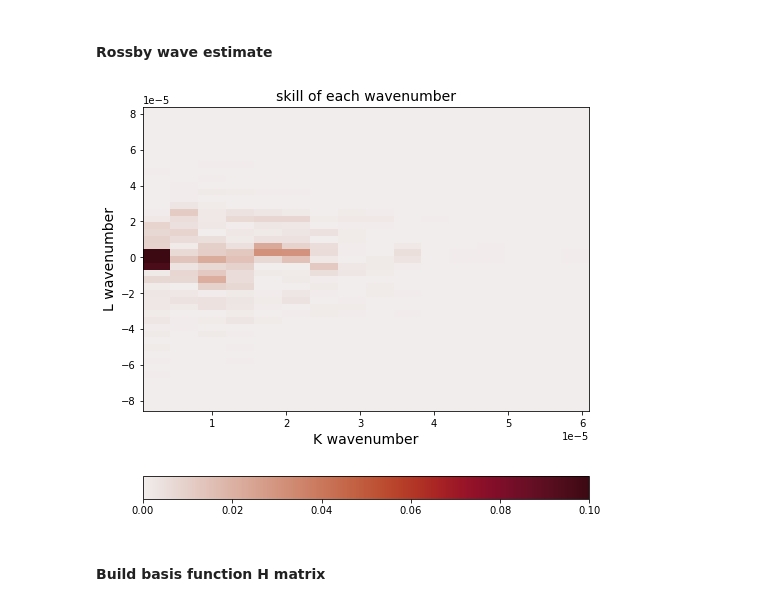
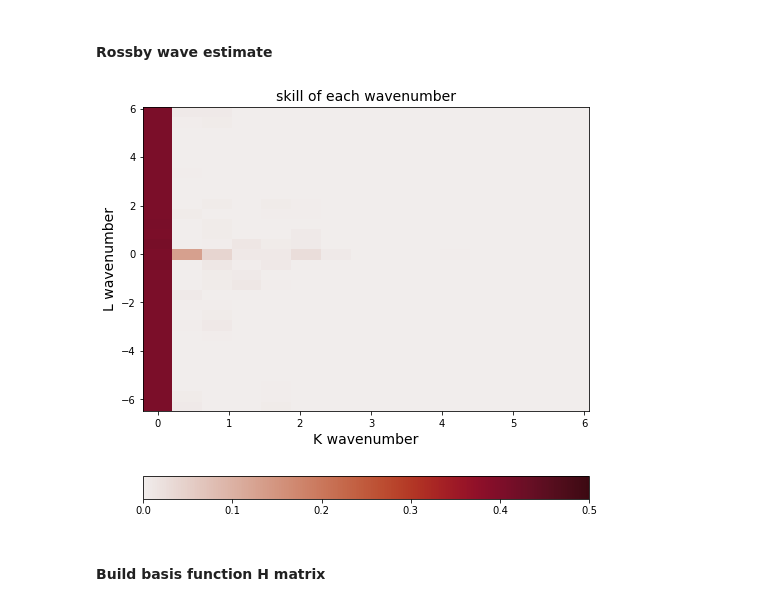
Before and after one commit to yugaophd/cer-swot, a Jupyter notebook: CER102_aviso_inversion_swath_no_error.ipynb, the cells around one changed output. Cells and saved outputs as stored; diff of their text form; code cells hidden in the pictures.

```diff
--- a/CER102_aviso_inversion_swath_no_error.ipynb
+++ b/CER102_aviso_inversion_swath_no_error.ipynb
@@ -17,7 +17,9 @@ from aviso_rossby_wave import build_swath, inversion
 # %% [markdown]
 ## Starting Date
 # %%
-day0, day1 = 0,1 # April 1st, 2017 # day0, day1 =  1856, 1857 July 1st, 2017
+day0, day1 = 0, 1 # April 1st, 2017 # day0, day1 =  1856, 1857 July 1st, 2017
+start_date = '2016-06-01' ## starting date
+n_waves = '450' #number of waves
 # %% [markdown]
 ### Stratification paramters
 # %%
@@ -89,7 +87,7 @@ selected_time = 8 # 5 * 8 = 40 days
 # %% [markdown]
 #### Rossby wave estimate
 # %%
-wave_ds = xr.open_dataset('./rossby_wave_estimate_' + str(date_time[day0])[:10] +'_720waves.nc')
+wave_ds = xr.open_dataset('./rossby_wave_estimate_' + start_date +'_' + n_waves + 'waves.nc')
 # %%
 k_n_orig, l_n_orig = wave_ds.k_n.data, wave_ds.l_n.data
 amp = wave_ds.Amplitudes.data
@@ -99,23 +97,23 @@ MSLA_fwd = wave_ds.MSLA_forward.data
 k_n = k_n_orig.reshape(len(k_n_orig), MModes)
 l_n = l_n_orig.reshape(len(l_n_orig), MModes)
 # %%
-#MSLA = SSHA_masked[:, :, day0:day1]
-MSLA0 = MSLA_fwd[:, :, 0:1]
+MSLA0 = SSHA_masked[:, :, day0:day1]
+#MSLA0 = MSLA_fwd[:, :, 0:1]
 # %%
 skill, SSHA_vector, dlon, dlat, Iindex, Jindex, Tindex, Rm = skill_matrix(MSLA0, Psi, k_n, l_n, MModes, wavespeed, lon, lat, T_time)
-top_N = skill.size
+M = skill.size
 # %%
 kk, ll = np.meshgrid(k_n, l_n)
 # %%
 plt.figure(figsize = (8, 8))
-plt.pcolor(kk, ll, skill[:, :, 0].T, cmap = cmo.cm.amp, vmin = 0, vmax = 0.1)
+plt.pcolor(kk, ll, skill[:, :, 0].T, cmap = cmo.cm.amp, vmin = 0, vmax = 0.5)
 plt.xlabel('K wavenumber', fontsize = 14)
 plt.ylabel('L wavenumber', fontsize = 14)
 plt.colorbar(orientation = 'horizontal')
 plt.title('skill of each wavenumber', fontsize = 14)
-plt.savefig('./skill_matrix_KLwaves_' + str(top_N) + '.png')
+plt.savefig('./skill_matrix_KLwaves_' + str(M) + '.png')
 # %% [output]
-[figure, old version]
+[figure, new version]
 # %% [markdown]
 #### Build basis function H matrix
 # %%
```
Also changed, not shown: parts of 12 cells of this notebook, 35 other files.
